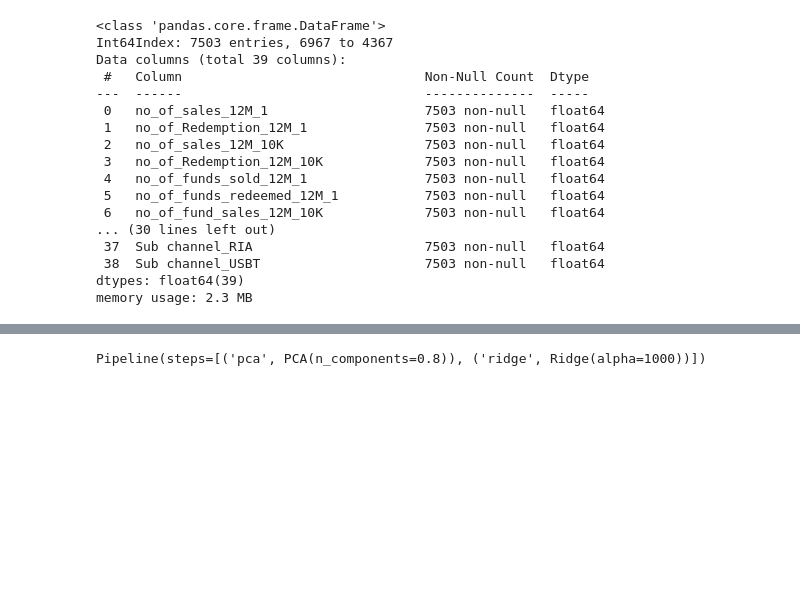
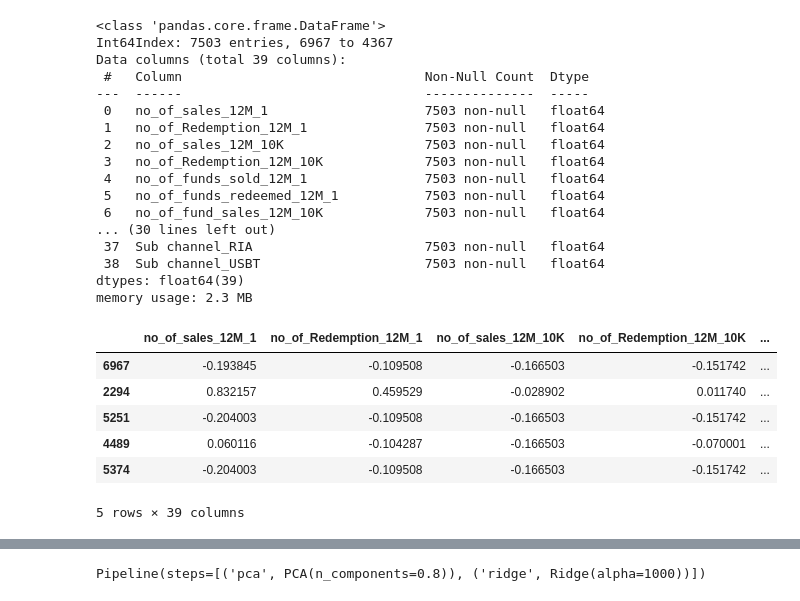
Before and after one commit to sinlord/nuveen-data-science-project, a Jupyter notebook: jupiter-notebooks/02-capstone-Model_Development.ipynb, the cells around one changed output, grey strips where cells are left out. Cells and saved outputs as stored; diff of their text form; code cells hidden in the pictures; blank space fills up the shorter version.

```diff
--- a/jupiter-notebooks/02-capstone-Model_Development.ipynb
+++ b/jupiter-notebooks/02-capstone-Model_Development.ipynb
@@ -123,3 +124,13 @@ Data columns (total 39 columns):
  38  Sub channel_USBT                     7503 non-null   float64
 dtypes: float64(39)
 memory usage: 2.3 MB
+# %%
+X_train.head()
+# %% [output]
+|  | no_of_sales_12M_1 | no_of_Redemption_12M_1 | no_of_sales_12M_10K | no_of_Redemption_12M_10K | ... |
+| 6967 | -0.193845 | -0.109508 | -0.166503 | -0.151742 | ... |
+| 2294 | 0.832157 | 0.459529 | -0.028902 | 0.011740 | ... |
+| 5251 | -0.204003 | -0.109508 | -0.166503 | -0.151742 | ... |
+| 4489 | 0.060116 | -0.104287 | -0.166503 | -0.070001 | ... |
+| 5374 | -0.204003 | -0.109508 | -0.166503 | -0.151742 | ... |
+5 rows × 39 columns
```
Also changed, not shown: parts of 24 cells of this notebook, 1 other file.
